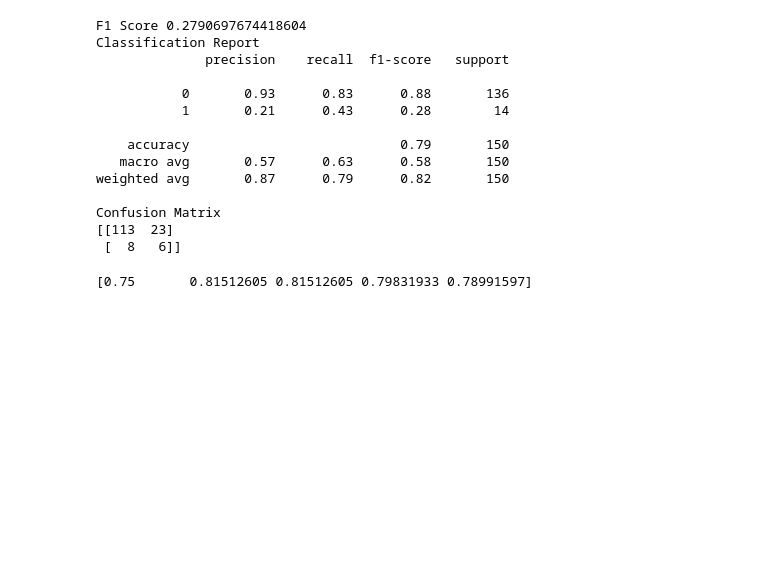
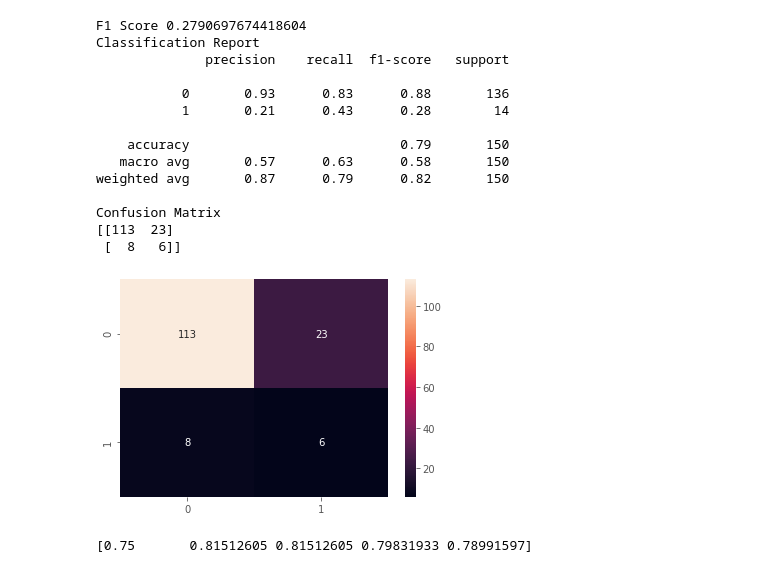
Before and after one commit to caiquemiranda/EDA-Exploratory-Data-Analysis-python, a Jupyter notebook: EDA-transfusion.ipynb, the cells around one changed output. Drawn from its saved outputs; the diff is of its cells as text; code cells hidden in the pictures; blank space fills up the shorter version.

```diff
--- a/EDA-transfusion.ipynb
+++ b/EDA-transfusion.ipynb
@@ -420,16 +421,16 @@ Accuracy Score On Train Data: 0.7936241610738255
 Accuracy Score On Test Data: 0.7933333333333333
 # %%
 # predição com o modelo regressão logistica
-y_pred = lr.predict(X_test)
+y_pred_lr = lr.predict(X_test)
 
 # F1 score qualidade do predição do modelo
-print("F1 Score {}".format(f1_score(y_pred, y_test)))
+print("F1 Score {}".format(f1_score(y_pred_lr, y_test)))
 
 # Classificação de resultados
-print("Classification Report \n{}".format(classification_report(y_pred, y_test)))
+print("Classification Report \n{}".format(classification_report(y_pred_lr, y_test)))
 
 # matriz de confusão
-print("Confusion Matrix \n{}".format(confusion_matrix(y_pred, y_test)))
+print("Confusion Matrix \n{}".format(confusion_matrix(y_pred_lr, y_test)))
 # %% [output]
 F1 Score 0.2790697674418604
 Classification Report
@@ -445,4 +446,11 @@ weighted avg       0.87      0.79      0.82       150
 Confusion Matrix
 [[113  23]
  [  8   6]]
+# %%
+# visualização da matriz de confusão com seaborn
+
+cnn = confusion_matrix(y_pred_lr, y_test)
+sns.heatmap(cnn, annot=True, fmt='d');
+# %% [output]
+[figure, added]
 # %%
```
Also changed, not shown: parts of 12 cells of this notebook.
